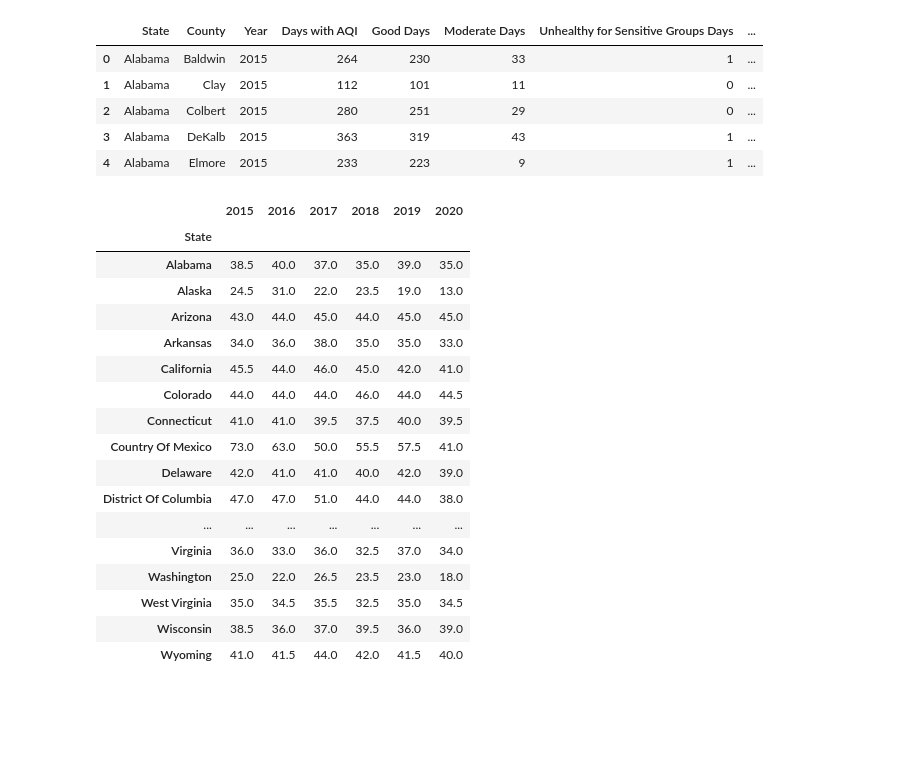
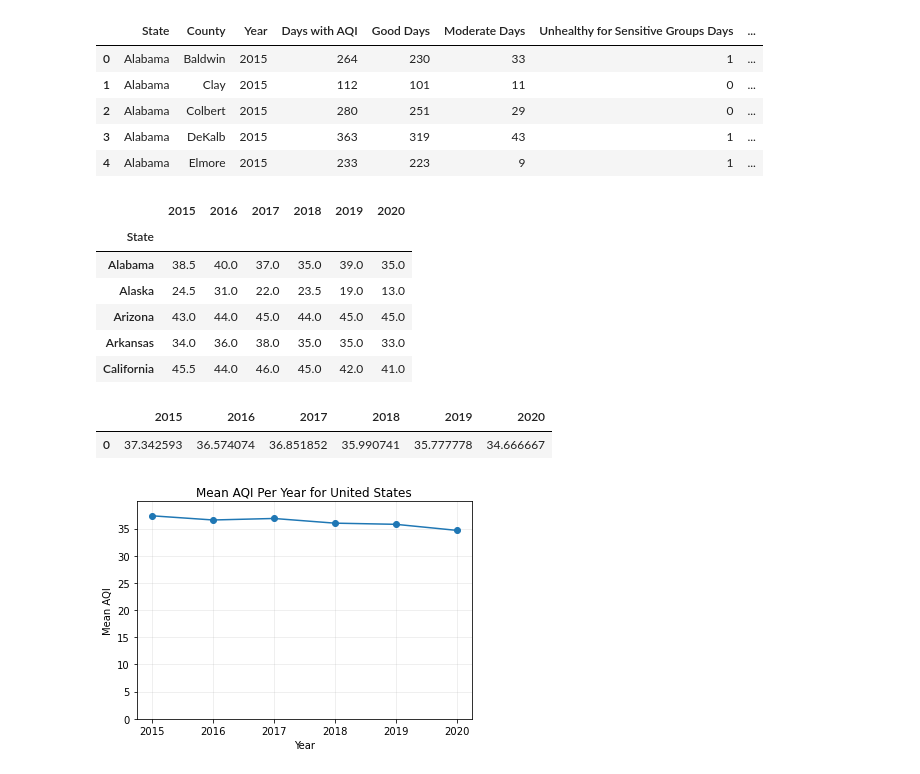
Before and after one commit to shaff183/project-1, a Jupyter notebook: main.ipynb, the cells around one changed output. Drawn from its saved outputs; the diff is of its cells as text; code cells hidden in the pictures; blank space fills up the shorter version.

Commit message:
created two graphs containing Mean AQI and Ozone days

```diff
--- a/main.ipynb
+++ b/main.ipynb
@@ -55,23 +56,12 @@ median_aqi_by_year_df = pd.merge(median_aqi_by_year_df, median_aqi_2020_df, how=
 median_aqi_by_year_df = median_aqi_by_year_df.rename(columns={"Median AQI": "2020"})
 # %%
 # median AQI for each state by each year
-median_aqi_by_year_df
+median_aqi_by_year_df.head()
 # %% [output]
 |  | 2015 | 2016 | 2017 | 2018 | 2019 | 2020 |
 | State |  |  |  |  |  |  |
 | Alabama | 38.5 | 40.0 | 37.0 | 35.0 | 39.0 | 35.0 |
 | Alaska | 24.5 | 31.0 | 22.0 | 23.5 | 19.0 | 13.0 |
 | Arizona | 43.0 | 44.0 | 45.0 | 44.0 | 45.0 | 45.0 |
 | Arkansas | 34.0 | 36.0 | 38.0 | 35.0 | 35.0 | 33.0 |
 | California | 45.5 | 44.0 | 46.0 | 45.0 | 42.0 | 41.0 |
-| Colorado | 44.0 | 44.0 | 44.0 | 46.0 | 44.0 | 44.5 |
-| Connecticut | 41.0 | 41.0 | 39.5 | 37.5 | 40.0 | 39.5 |
-| Country Of Mexico | 73.0 | 63.0 | 50.0 | 55.5 | 57.5 | 41.0 |
-| Delaware | 42.0 | 41.0 | 41.0 | 40.0 | 42.0 | 39.0 |
-| District Of Columbia | 47.0 | 47.0 | 51.0 | 44.0 | 44.0 | 38.0 |
-| ... | ... | ... | ... | ... | ... | ... |
-| Virginia | 36.0 | 33.0 | 36.0 | 32.5 | 37.0 | 34.0 |
-| Washington | 25.0 | 22.0 | 26.5 | 23.5 | 23.0 | 18.0 |
-| West Virginia | 35.0 | 34.5 | 35.5 | 32.5 | 35.0 | 34.5 |
-| Wisconsin | 38.5 | 36.0 | 37.0 | 39.5 | 36.0 | 39.0 |
-| Wyoming | 41.0 | 41.5 | 44.0 | 42.0 | 41.5 | 40.0 |
@@ -77,0 +76,28 @@ median_aqi_by_year_df
+# %%
+mean_aqi_df = pd.DataFrame({"2015": [mean_aqi_2015],
+                            "2016": mean_aqi_2016,
+                            "2017": mean_aqi_2017,
+                            "2018": mean_aqi_2018,
+                            "2019": mean_aqi_2019,
+                            "2020": mean_aqi_2020
+                           })
+mean_aqi_df
+# %% [output]
+|  | 2015 | 2016 | 2017 | 2018 | 2019 | 2020 |
+| 0 | 37.342593 | 36.574074 | 36.851852 | 35.990741 | 35.777778 | 34.666667 |
+# %%
+# Plotting the mean AQI per year as a line chart
+years = mean_aqi_df.keys()
+mean_aqi = mean_aqi_df.mean()
+
+plt.plot(years, mean_aqi, label='Mean AQI', marker='o')
+plt.ylim(0, 40)
+y_ticks = np.arange(0,40,5)
+plt.yticks(y_ticks)
+plt.grid(alpha=.25)
+plt.title("Mean AQI Per Year for United States")
+plt.xlabel("Year")
+plt.ylabel("Mean AQI")
+plt.show()
+# %% [output]
+[figure, added]
```
Also changed, not shown: parts of 18 cells of this notebook, 1 other file.
